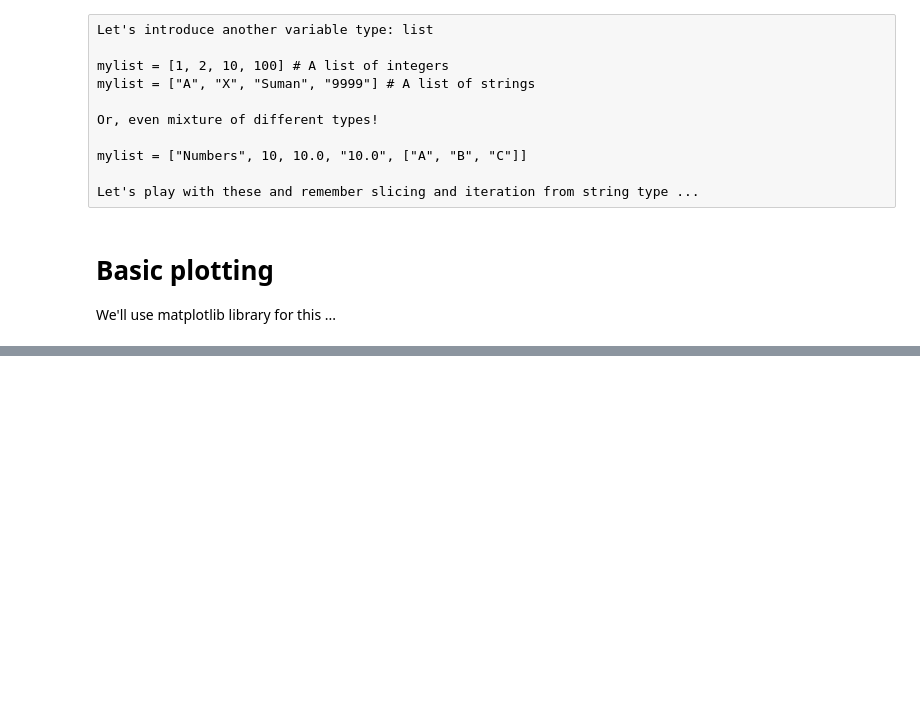
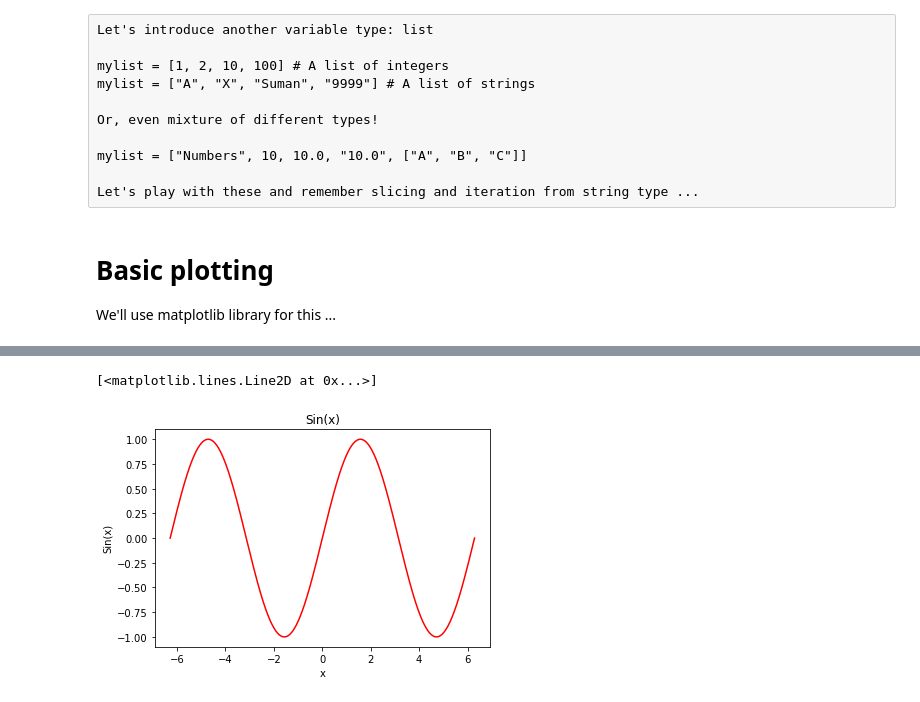
Before and after one commit to namus/Numerical-Methods, a Jupyter notebook: Notebooks/Python3-QuickStart.ipynb, the cells around one changed output, grey strips where cells are left out. Drawn from its saved outputs; the diff is of its cells as text; code cells hidden in the pictures; blank space fills up the shorter version.

```diff
--- a/Notebooks/Python3-QuickStart.ipynb
+++ b/Notebooks/Python3-QuickStart.ipynb
@@ -71,0 +164,3 @@ a*10 # Strings can be even multiplied!
+# %%
+for i in range(0,10,2):
+    print(i)
@@ -71,0 +173,3 @@ a*10 # Strings can be even multiplied!
+# %%
+a = range(10)
+print(list(a))
@@ -208,7 +386,7 @@ import matplotlib.pyplot as plt
 xlist = [] # Initialise an empty list
 ylist = [] # Initialise an empty list
 
-npoints = 10
+npoints = 1000
 dx = (4*pi)/npoints # Generating "npoints" points between -2*pi to +2*pi
 
 for i in range(npoints+1):
@@ -216,15 +394,18 @@ for i in range(npoints+1):
     xlist.append(x)
     ylist.append(math.sin(x))
 
-print("x values:", xlist)
-print("y values:", ylist)
+#print("x values:", xlist)
+#print("y values:", ylist)
 # %%
 # Do the plotting
 plt.title('Sin(x)')
 plt.xlabel('x')
 plt.ylabel('Sin(x)')
 
-plt.plot(xlist, ylist, 'ro-')
+plt.plot(xlist, ylist, 'r-')
+# %% [output]
+[<matplotlib.lines.Line2D at 0x...>]
+[figure, added]
 # %%
 # Let's make this more efficient by using numpy arrays ...
 import numpy as np
```
Also changed, not shown: parts of 46 cells of this notebook, 1 other file.
